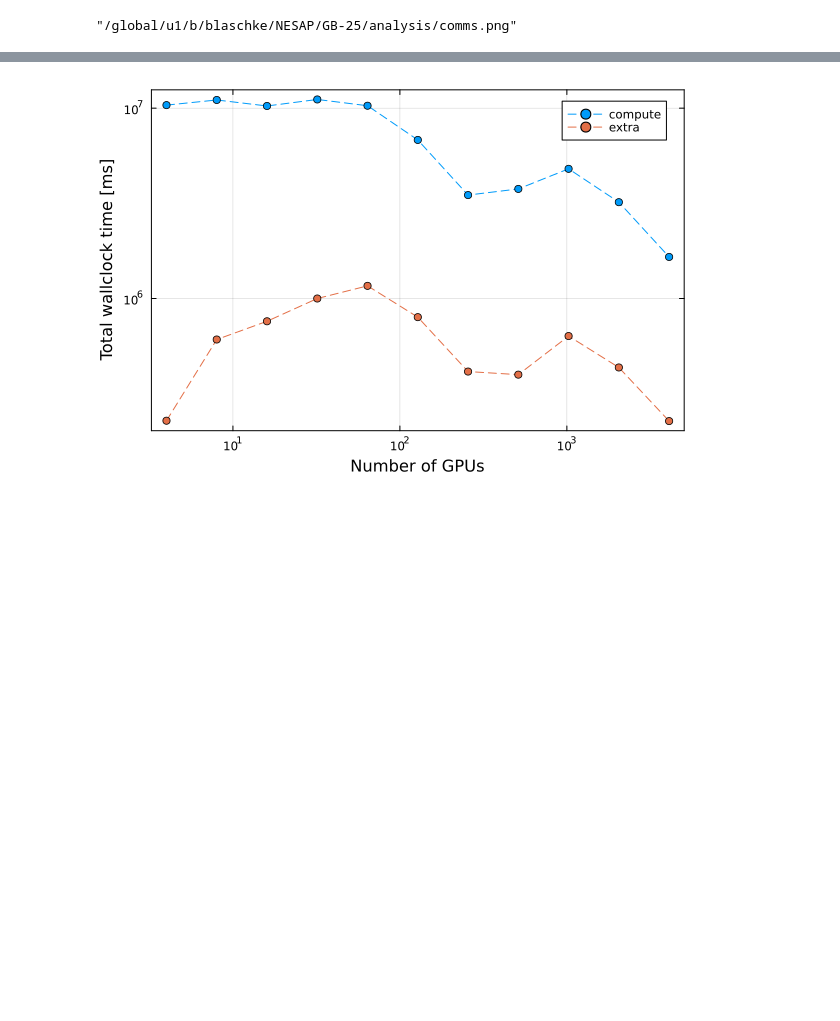
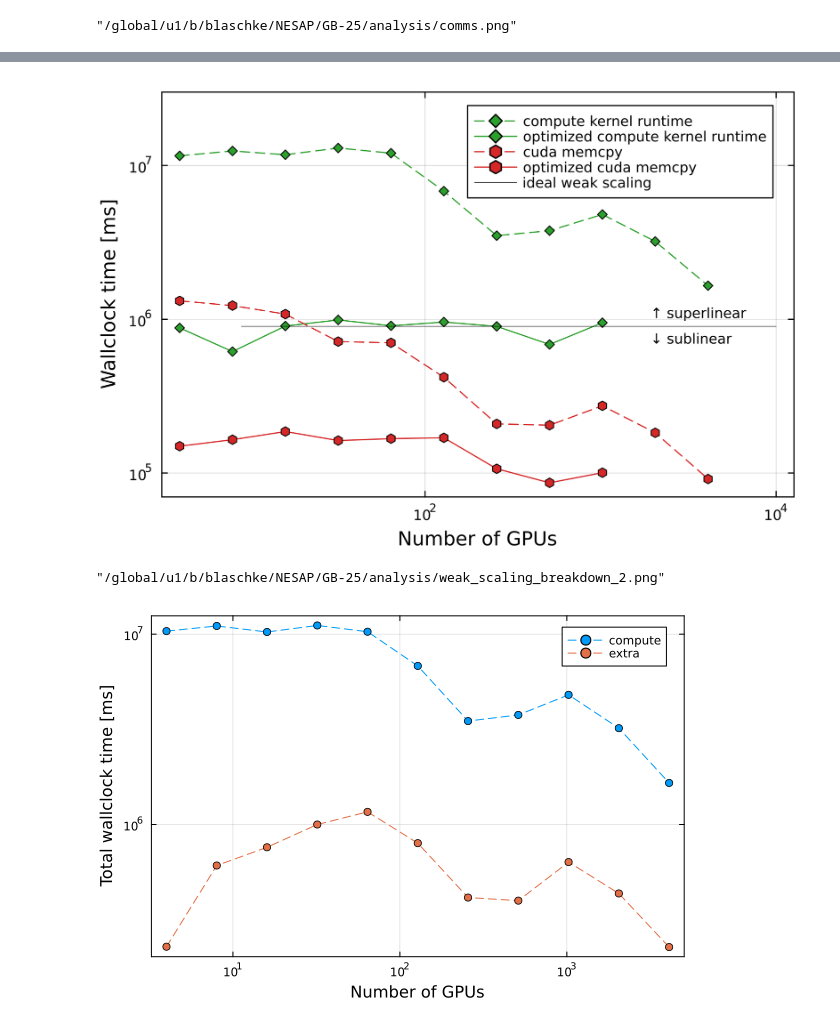
Before and after one commit to PRONTOLab/GB-25, a Jupyter notebook: analysis/perlmutter_analysis.ipynb, the cells around one changed output, grey strips where cells are left out. Saved outputs shown, nothing was run; the diff lists cells and outputs as text; code cells hidden in the pictures; blank space fills up the shorter version.

```diff
--- a/analysis/perlmutter_analysis.ipynb
+++ b/analysis/perlmutter_analysis.ipynb
@@ -480,3 +548,59 @@ savefig("weak_scaling_breakdown.png")
+# %%
+plot()
+
+x, y = sum_metrics(run_metrics, compute_metrics)
+plot!(
+    x, y, label="compute kernel runtime",
+    markershape=markers[3], linestyle=:dash,
+    linecolor=colors[3], markercolor=colors[3]
+)
+
+x, y = sum_metrics(new_run_metrics, compute_metrics)
+plot!(
+    x, y, label="optimized compute kernel runtime",
+    markershape=markers[3],
+    linecolor=colors[3], markercolor=colors[3]
+)
+
+
+x, y = sum_metrics(run_metrics, cuda_api_memcpy_metrics)
+plot!(
+    x, y, label="cuda memcpy",
+    markershape=markers[4], linestyle=:dash,
+    linecolor=colors[4], markercolor=colors[4]
+)
+
+x, y = sum_metrics(new_run_metrics, cuda_api_memcpy_metrics)
+plot!(
+    x, y, label="optimized cuda memcpy",
+    markershape=markers[4],
+    linecolor=colors[4], markercolor=colors[4]
+)
+
+plot!(
+    [9., 1.e4], [9e5, 9e5],
+    linecolor=:black, linewidth=0.5,
+    label="ideal weak scaling"
+)
+
+annotate!([2e3], [1.1e6], text("↑ superlinear", :left, 8))
+annotate!([2e3], [7.5e5], text("↓ sublinear", :left, 8))
+
+plot!(
+    xaxis=:log, yaxis=:log,
+    framestyle=:box,
+    xlabel="Number of GPUs",
+    ylabel="Wallclock time [ms]",
+    legend=:best,
+    dpi=300,
+    ylimits=(7e4,3e7),
+)
+# %% [output]
+[figure, added]
+# %%
+savefig("weak_scaling_breakdown_2.png")
+# %% [output]
+"/global/u1/b/blaschke/NESAP/GB-25/analysis/weak_scaling_breakdown_2.png"
 # %%
 x, y = sum_metrics(run_metrics, compute_metrics)
 plot(
```
Also changed, not shown: parts of 12 cells of this notebook, 6 other files.
